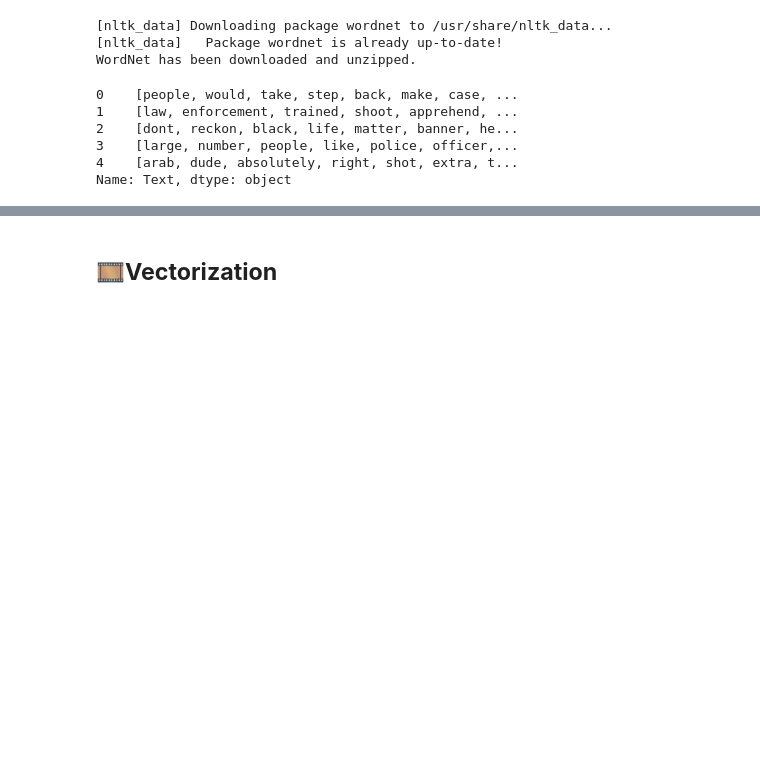
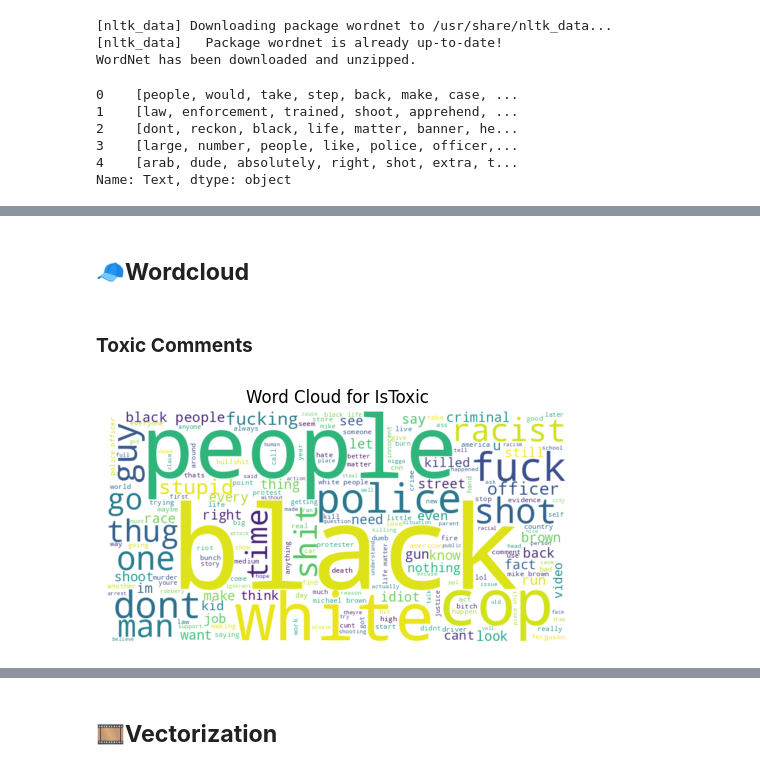
Before and after one commit to manjit-baishya-datascience/Multi-Label-Toxic-Comment-Detector, a Jupyter notebook: multi-label-toxic-comment-detection.ipynb, the cells around one changed output, grey strips where cells are left out. Saved outputs shown, nothing was run; the diff lists cells and outputs as text; code cells hidden in the pictures; blank space fills up the shorter version.

Commit message:
Kaggle Notebook | 💀 Toxic Comment Detection - ACC 1.0 | Version 11

```diff
--- a/multi-label-toxic-comment-detection.ipynb
+++ b/multi-label-toxic-comment-detection.ipynb
@@ -250,0 +260,30 @@ Name: Text, dtype: object
+# %% [markdown]
+## 🧢**Wordcloud**
+# %%
+import matplotlib.pyplot as plt
+from wordcloud import WordCloud
+
+# Function to generate word clouds for each feature
+def plot_word_cloud(feature):
+    # Filter the texts based on the feature being 1
+    texts = df[df[feature] == 1]['Text'].explode().values
+    text_combined = ' '.join(texts)
+
+    # Generate word cloud
+    wordcloud = WordCloud(width=800, height=400, background_color='white').generate(text_combined)
+
+    # Plot the word cloud
+    plt.figure(figsize=(7, 3))
+    plt.imshow(wordcloud, interpolation='bilinear')
+    plt.title(f'Word Cloud for {feature}')
+    plt.axis('off')
+    plt.show()
+
+# Plotting word clouds for each feature
+features = ['IsToxic', 'IsAbusive', 'IsProvocative', 'IsObscene', 'IsHatespeech', 'IsRacist']
+# %% [markdown]
+### **Toxic Comments**
+# %%
+plot_word_cloud('IsToxic')
+# %% [output]
+[figure, added]
```
Also changed, not shown: parts of 21 cells of this notebook.
